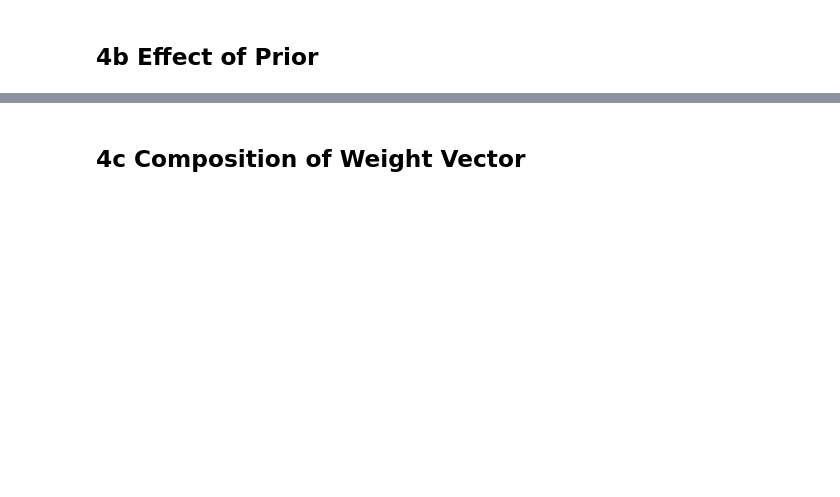
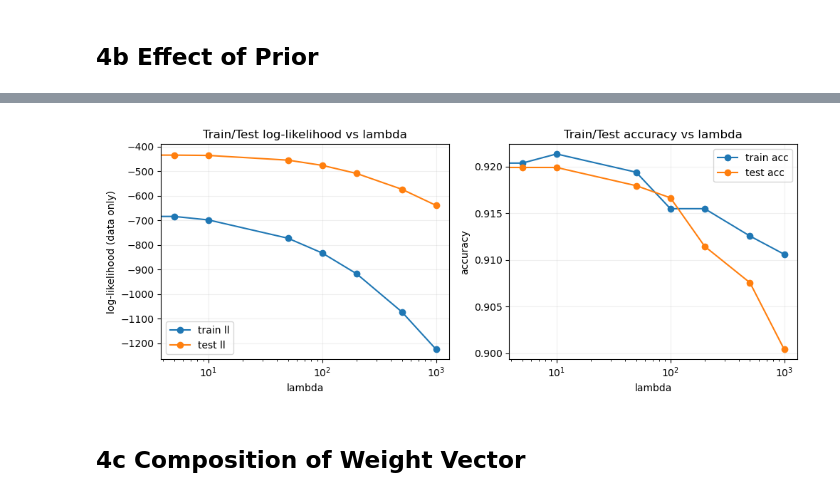
Before and after one commit to marmeepandya/MachineLearningAssignment, a Jupyter notebook: a02-lr/a02_4.ipynb, the cells around one changed output, grey strips where cells are left out. Cells and saved outputs as stored; diff of their text form; code cells hidden in the pictures; blank space fills up the shorter version.

```diff
--- a/a02-lr/a02_4.ipynb
+++ b/a02-lr/a02_4.ipynb
@@ -70,0 +194,6 @@ wz_gd_l2, vz_gd_l2, ez_gd_l2 = optimize(gd_l2(y, Xz, lambda_), w0, nepochs=500)
+# %%
+# Summary DataFrame
+df = pd.DataFrame(rows).set_index("lambda")
+pd.set_option("display.float_format", "{: .4f}".format)
+print("\nSummary (data log-likelihood and accuracies):")
+display(df)
@@ -71,2 +212,29 @@ wz_gd_l2, vz_gd_l2, ez_gd_l2 = optimize(gd_l2(y, Xz, lambda_), w0, nepochs=500)
+# %%
+# Plot plain train/test log-likelihood (no prior)
+plt.figure(figsize=(10,4))
+plt.subplot(1,2,1)
+plt.plot(df.index, df["train_ll"], marker='o', label="train ll")
+plt.plot(df.index, df["test_ll"], marker='o', label="test ll")
+plt.xscale("log")
+plt.xlabel("lambda")
+plt.ylabel("log-likelihood (data only)")
+plt.title("Train/Test log-likelihood vs lambda")
+plt.legend()
+plt.grid(alpha=0.2)
+
+# Plot accuracies
+plt.subplot(1,2,2)
+plt.plot(df.index, df["train_acc"], marker='o', label="train acc")
+plt.plot(df.index, df["test_acc"], marker='o', label="test acc")
+plt.xscale("log")
+plt.xlabel("lambda")
+plt.ylabel("accuracy")
+plt.title("Train/Test accuracy vs lambda")
+plt.legend()
+plt.grid(alpha=0.2)
+plt.tight_layout()
+plt.show()
+# %% [output]
+[figure, added]
 # %% [markdown]
 ## 4c Composition of Weight Vector
```
Also changed, not shown: parts of 11 cells of this notebook, 4 other files.
